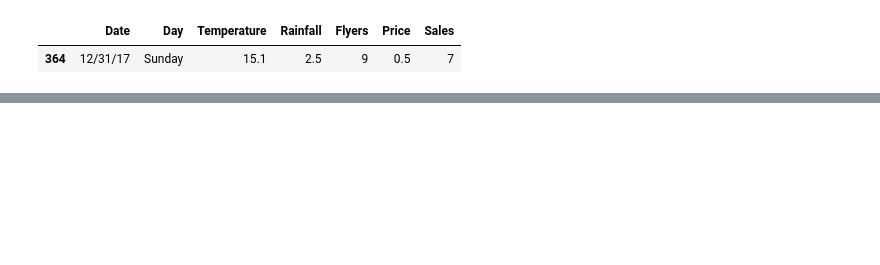
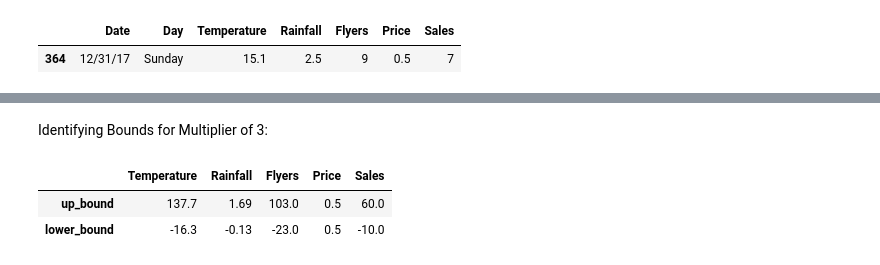
Before and after one commit to greg-maggard/anomaly_detection_exercises, a Jupyter notebook: continuous_probabilistic_methods.ipynb, the cells around one changed output, grey strips where cells are left out. Cells and saved outputs as stored; diff of their text form; code cells hidden in the pictures; blank space fills up the shorter version.

```diff
--- a/continuous_probabilistic_methods.ipynb
+++ b/continuous_probabilistic_methods.ipynb
@@ -133,0 +228,21 @@ lower_bounds
+# %% [markdown]
+Identifying Bounds for Multiplier of 3:
+# %%
+#Creating empty DataFrame to store upper and lower bound values:
+bounds = pd.DataFrame()
+#Creating list of original columns that I can iterate through:
+for i in cols:
+    #Iterating through the columns to get the upper and lower bound for each:
+    upper, lower = get_lower_and_upper_bounds(i, 3)
+    #Adding values to dataframe for each column of the original dataframe:
+    bounds['up_bound'] = upper
+    bounds['lower_bound'] = lower
+
+
+#Transposing output dataframe to make accessing bound values easier:
+bounds = bounds.T
+bounds
+# %% [output]
+|  | Temperature | Rainfall | Flyers | Price | Sales |
+| up_bound | 137.7 | 1.69 | 103.0 | 0.5 | 60.0 |
+| lower_bound | -16.3 | -0.13 | -23.0 | 0.5 | -10.0 |
```
Also changed, not shown: parts of 35 cells of this notebook.
